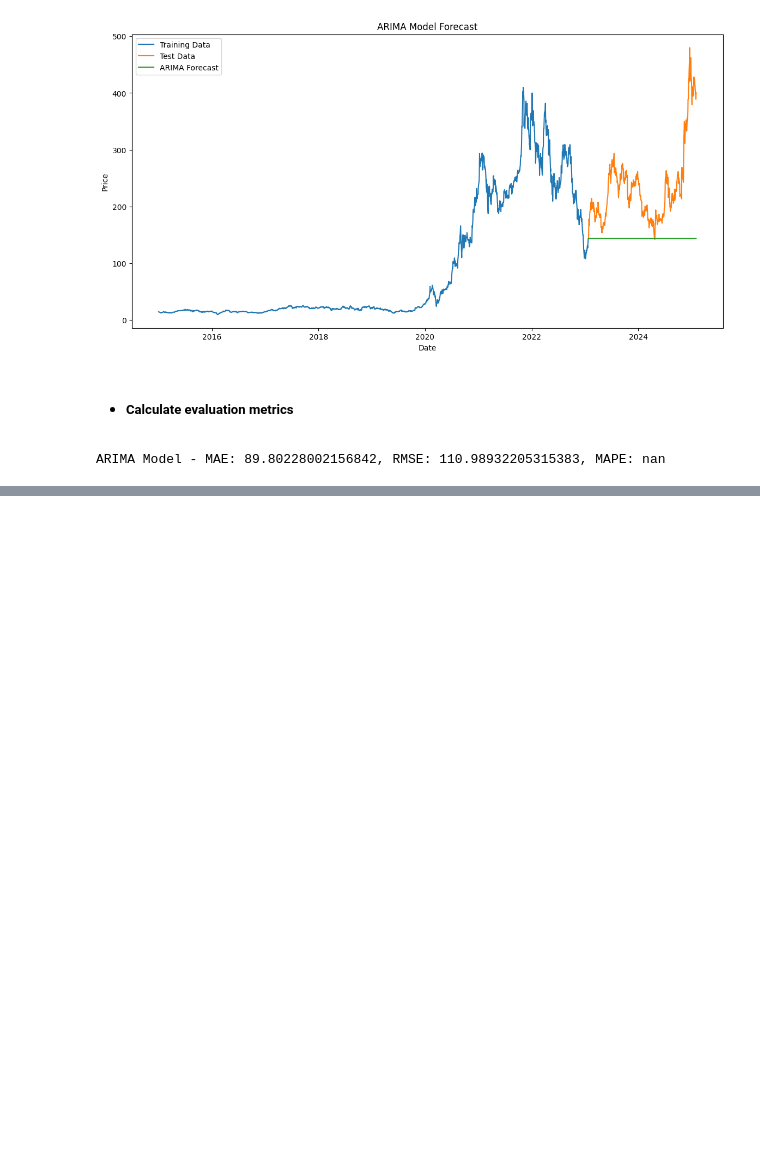
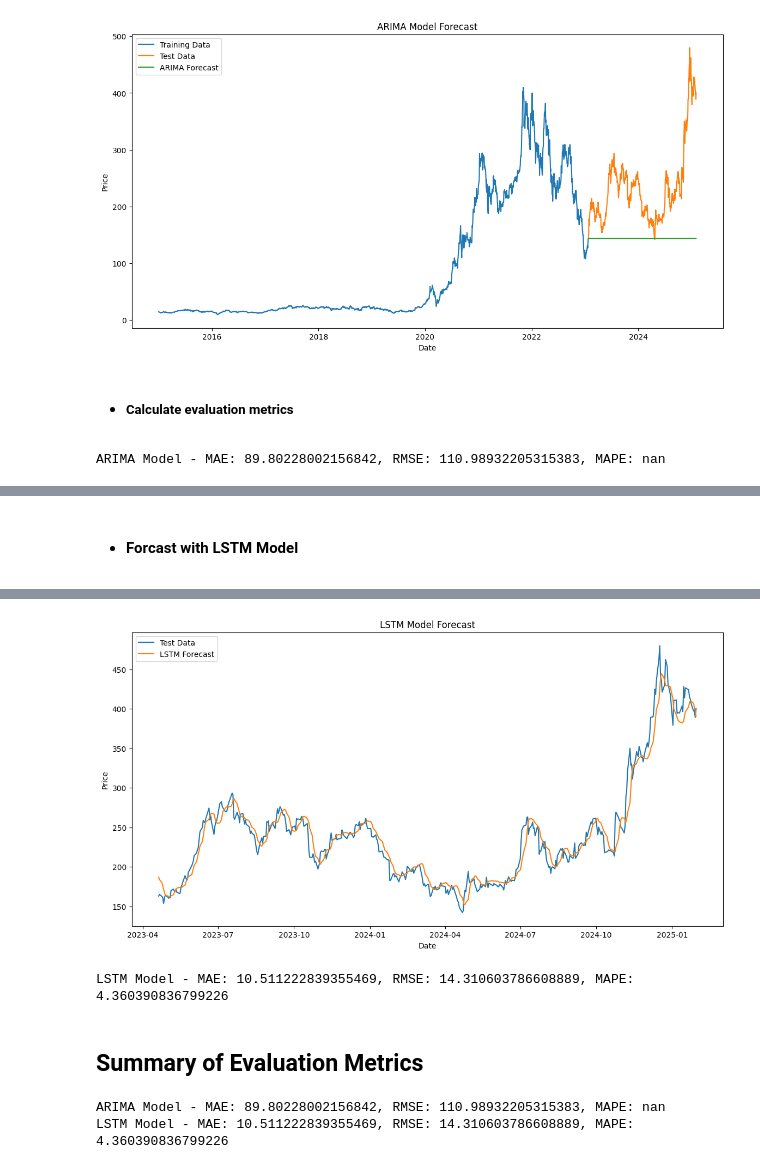
Before and after one commit to teddyhabtamu/Kifiya-AIM-Week-11, a Jupyter notebook: notebooks/TS_Forcasting_Models.ipynb, the cells around one changed output, grey strips where cells are left out. Saved outputs shown, nothing was run; the diff lists cells and outputs as text; code cells hidden in the pictures; blank space fills up the shorter version.

Commit message:
LSTM Model Build and Train

```diff
--- a/notebooks/TS_Forcasting_Models.ipynb
+++ b/notebooks/TS_Forcasting_Models.ipynb
@@ -81,0 +108,13 @@ ARIMA Model - MAE: 89.80228002156842, RMSE: 110.98932205315383, MAPE: nan
+# %%
+# Build the LSTM model
+lstm_model = Sequential()
+lstm_model.add(LSTM(units=50, return_sequences=True, input_shape=(seq_length, 1)))
+lstm_model.add(Dropout(0.2))
+lstm_model.add(LSTM(units=50, return_sequences=False))
+lstm_model.add(Dropout(0.2))
+lstm_model.add(Dense(units=1))
+
+lstm_model.compile(optimizer='adam', loss='mean_squared_error')
+
+# Train the LSTM model
+lstm_model.fit(X_train, y_train, epochs=20, batch_size=32)
@@ -81,0 +140,24 @@ ARIMA Model - MAE: 89.80228002156842, RMSE: 110.98932205315383, MAPE: nan
+# %% [markdown]
+* #### Forcast with LSTM Model
+# %%
+# Forecast
+lstm_predictions = lstm_model.predict(X_test)
+lstm_predictions = scaler.inverse_transform(lstm_predictions)
+
+# Plot the forecast
+plt.figure(figsize=(14, 7))
+plt.plot(close_prices.index[train_size + seq_length:], test[seq_length:], label='Test Data')
+plt.plot(close_prices.index[train_size + seq_length:], lstm_predictions, label='LSTM Forecast')
+plt.title('LSTM Model Forecast')
+plt.xlabel('Date')
+plt.ylabel('Price')
+plt.legend()
+plt.show()
+
+# Calculate evaluation metrics
+lstm_mae = mean_absolute_error(test[seq_length:], lstm_predictions)
+lstm_rmse = np.sqrt(mean_squared_error(test[seq_length:], lstm_predictions))
+lstm_mape = np.mean(np.abs((test[seq_length:] - lstm_predictions) / test[seq_length:])) * 100
+
+print(f'LSTM Model - MAE: {lstm_mae}, RMSE: {lstm_rmse}, MAPE: {lstm_mape}')
+# %% [output]
@@ -81,0 +165,10 @@ ARIMA Model - MAE: 89.80228002156842, RMSE: 110.98932205315383, MAPE: nan
+[figure, added]
+LSTM Model - MAE: 10.511222839355469, RMSE: 14.310603786608889, MAPE: 4.360390836799226
+# %% [markdown]
+## Summary of Evaluation Metrics
+# %%
+print(f'ARIMA Model - MAE: {arima_mae}, RMSE: {arima_rmse}, MAPE: {arima_mape}')
+print(f'LSTM Model - MAE: {lstm_mae}, RMSE: {lstm_rmse}, MAPE: {lstm_mape}')
+# %% [output]
+ARIMA Model - MAE: 89.80228002156842, RMSE: 110.98932205315383, MAPE: nan
+LSTM Model - MAE: 10.511222839355469, RMSE: 14.310603786608889, MAPE: 4.360390836799226
```
Also changed, not shown: parts of 6 cells of this notebook.
